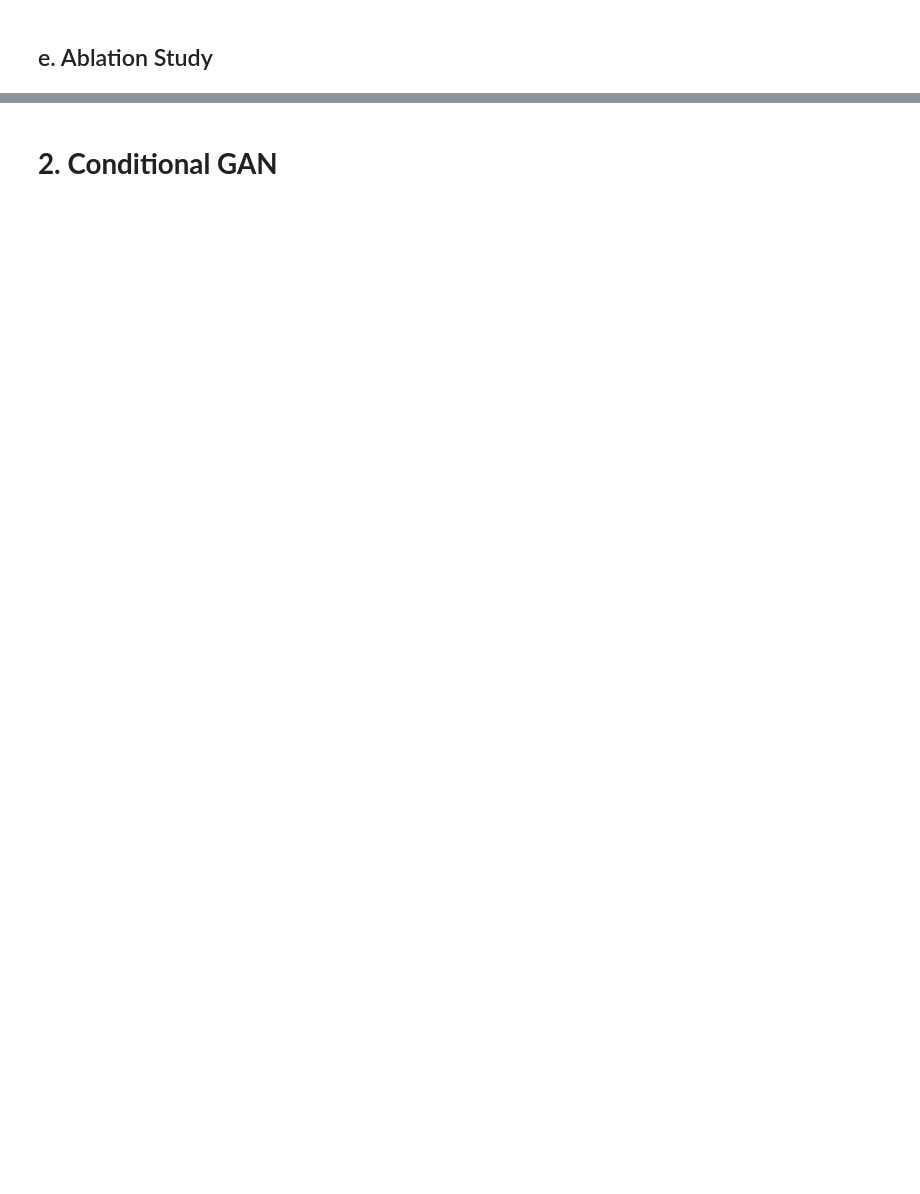
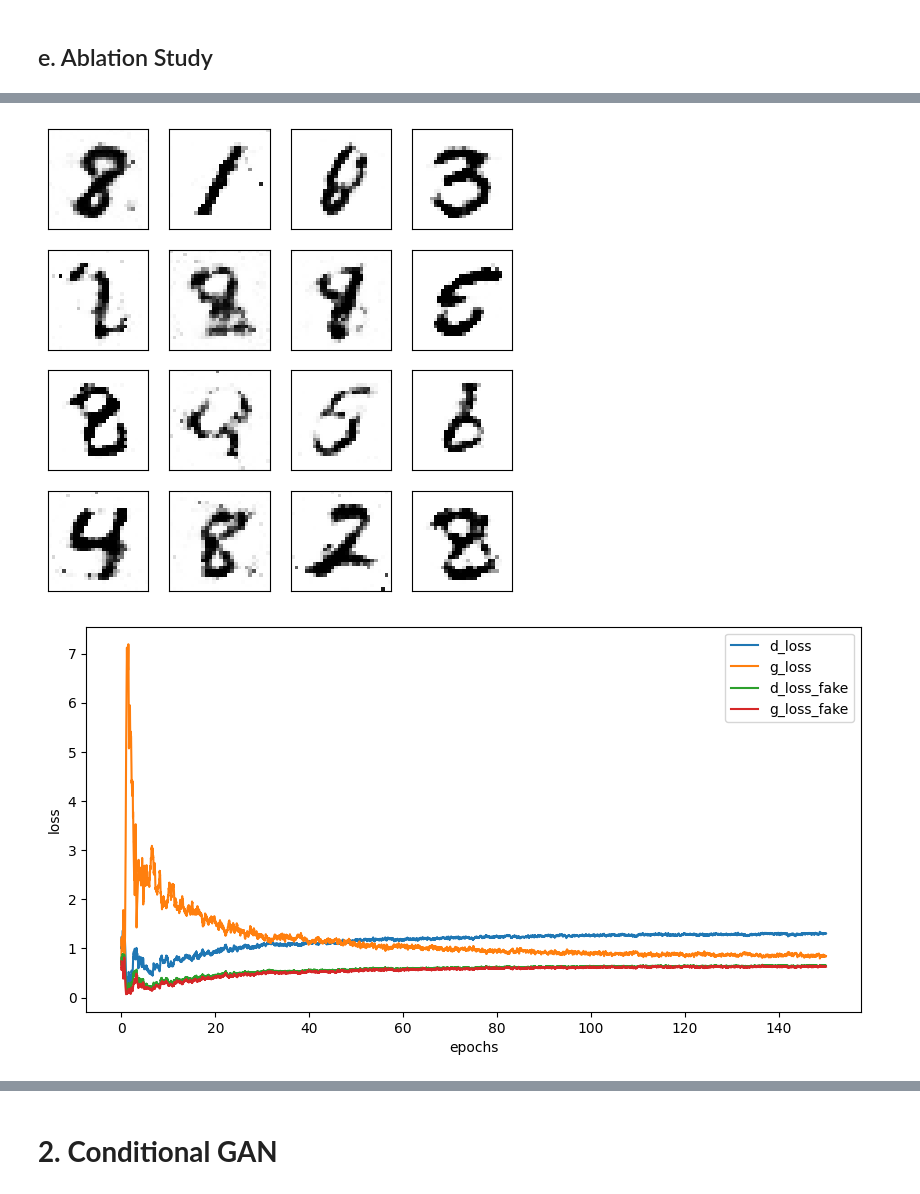
Before and after one commit to L1ngYu/MIT6s978, a Jupyter notebook: pset3.ipynb, the cells around one changed output, grey strips where cells are left out. Drawn from its saved outputs; the diff is of its cells as text; code cells hidden in the pictures; blank space fills up the shorter version.

Commit message:
Update ProblemSet_3(Generative Adversarial Network) Jupyter NoteBook OutPut

```diff
--- a/pset3.ipynb
+++ b/pset3.ipynb
@@ -270,0 +294,65 @@ monitor_losses(d_losses, d_losses_fake, g_losses, g_losses_fake)
+# %%
+##################
+### Problem 2: Ablation study 1, 2, and 3
+##################
+# experiment 1. Double the size of the channels in generator
+class GeneratorExp1(nn.Module):
+    def __init__(self, dim_z=100, channels = [256, 512, 1024], with_condition=False):
+        super().__init__()
+        self.dim_z = dim_z
+        self.with_condition = with_condition
+
+        self.model = nn.Sequential(
+            nn.Linear(dim_z, channels[0]),
+            nn.LeakyReLU(0.2),
+            nn.Linear(channels[0], channels[1]),
+            nn.LeakyReLU(0.2),
+            nn.Linear(channels[1], channels[2]),
+            nn.LeakyReLU(0.2),
+            nn.Linear(channels[2], 784),
+            nn.Tanh()
+        )
+
+    def forward(self, x, label=None):
+        x = x.view(x.size(0), self.dim_z)
+        if self.with_condition:
+          pass
+        out = self.model(x)
+        return out
+
+class DiscriminatorExp1(nn.Module):
+    def __init__(self, channels = [512, 256, 128], with_condition=False):
+        super().__init__()
+        self.with_condition = with_condition
+        self.model = nn.Sequential(
+            nn.Linear(784, channels[0]),
+            nn.LeakyReLU(0.2),
+            nn.Dropout(0.3),
+            nn.Linear(channels[0], channels[1]),
+            nn.LeakyReLU(0.2),
+            nn.Dropout(0.3),
+            nn.Linear(channels[1], channels[2]),
+            nn.LeakyReLU(0.2),
+            nn.Dropout(0.3),
+            nn.Linear(channels[2], 1),
+            nn.Sigmoid()
+        )
+
+    def forward(self, x, label=None):
+        x = x.view(x.size(0), 784)
+        if self.with_condition:
+          pass
+        out = self.model(x)
+        return out
+
+
+
+generator_exp1 = GeneratorExp1(dim_z=dim_z).to(device)
+discriminator_exp1 = DiscriminatorExp1().to(device)
+g_optimizer_exp1 = torch.optim.Adam(generator_exp1.parameters(), lr=lr)
+d_optimizer_exp1 = torch.optim.Adam(discriminator_exp1.parameters(), lr=lr)
+
+d_losses, d_losses_fake, g_losses, g_losses_fake = train_main_loop(generator_exp1, discriminator_exp1, d_optimizer_exp1, g_optimizer_exp1, test_noise, 150, 1, with_condition)
+monitor_images(generator_exp1, test_noise, with_condition=with_condition)
+monitor_losses(d_losses, d_losses_fake, g_losses, g_losses_fake)
+# %% [output]
@@ -270,0 +376,2 @@ monitor_losses(d_losses, d_losses_fake, g_losses, g_losses_fake)
+[figure, added]
+[figure, added]
```
Also changed, not shown: parts of 9 cells of this notebook.
